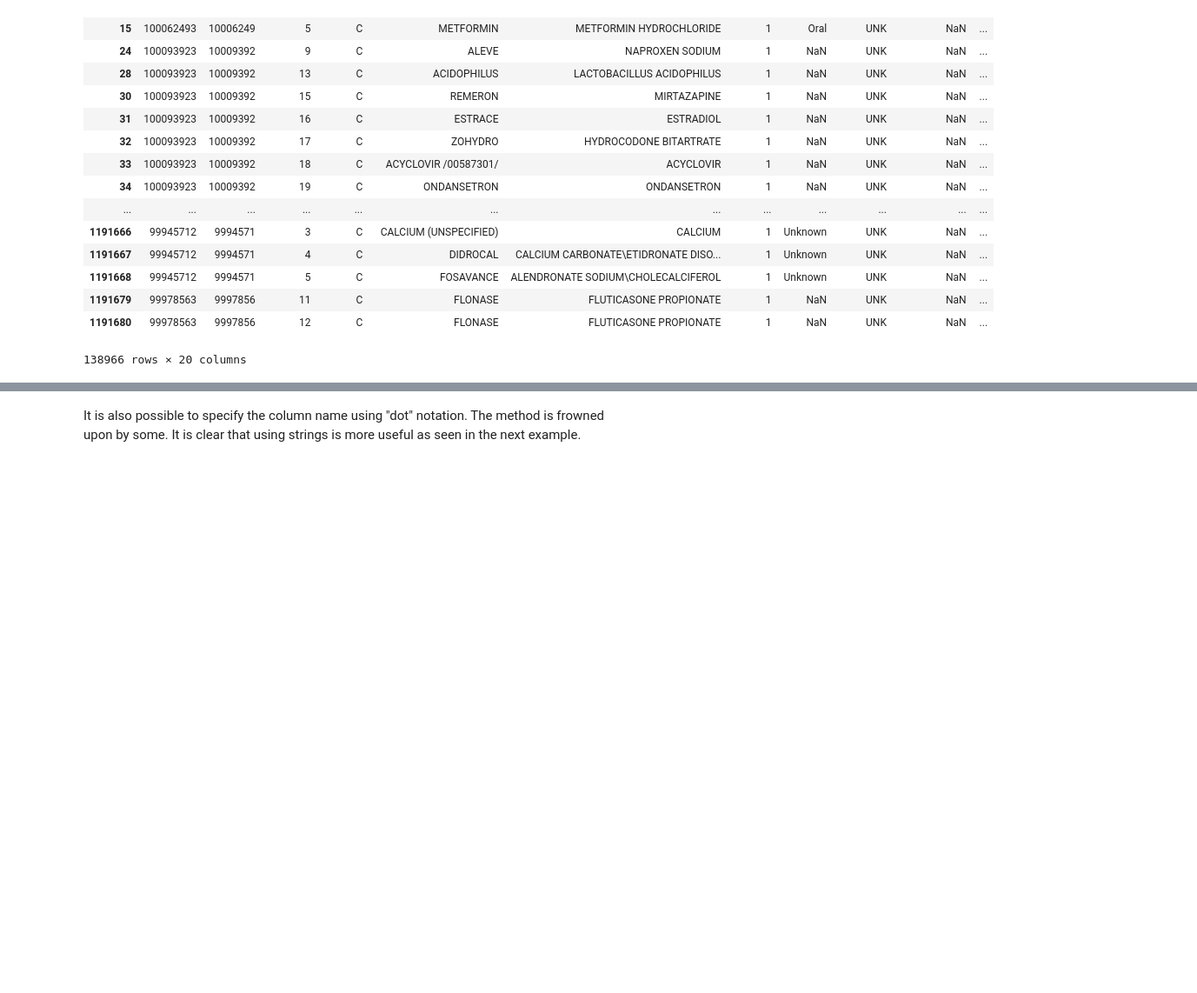
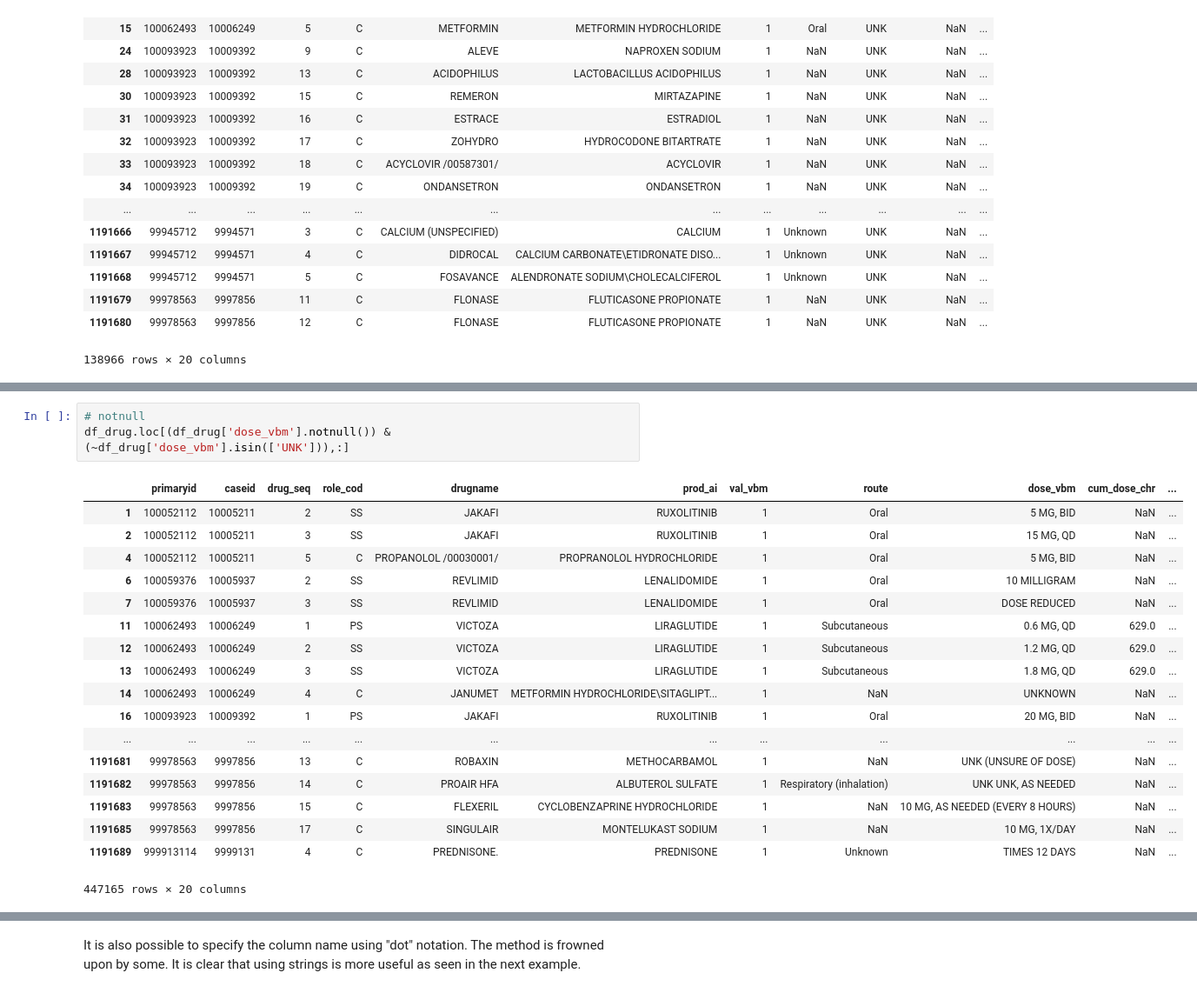
Before and after one commit to harlananelson/datascience, a Jupyter notebook: What Drugs are Bad.ipynb, the cells around one changed output, grey strips where cells are left out. Shown at 87% size. Cells and saved outputs as stored; diff of their text form; blank space fills up the shorter version.

```diff
--- a/What Drugs are Bad.ipynb
+++ b/What Drugs are Bad.ipynb
@@ -348,0 +401,22 @@ df_drug[ ~df_drug['dose_vbm'].isin(['NaN','UNK'])]
+# %%
+# notnull
+df_drug.loc[(df_drug['dose_vbm'].notnull()) & (~df_drug['dose_vbm'].isin(['UNK'])),:]
+# %% [output]
+|  | primaryid | caseid | drug_seq | role_cod | drugname | prod_ai | val_vbm | route | dose_vbm | cum_dose_chr | ... |
+| 1 | 100052112 | 10005211 | 2 | SS | JAKAFI | RUXOLITINIB | 1 | Oral | 5 MG, BID | NaN | ... |
+| 2 | 100052112 | 10005211 | 3 | SS | JAKAFI | RUXOLITINIB | 1 | Oral | 15 MG, QD | NaN | ... |
+| 4 | 100052112 | 10005211 | 5 | C | PROPANOLOL /00030001/ | PROPRANOLOL HYDROCHLORIDE | 1 | Oral | 5 MG, BID | NaN | ... |
+| 6 | 100059376 | 10005937 | 2 | SS | REVLIMID | LENALIDOMIDE | 1 | Oral | 10 MILLIGRAM | NaN | ... |
+| 7 | 100059376 | 10005937 | 3 | SS | REVLIMID | LENALIDOMIDE | 1 | Oral | DOSE REDUCED | NaN | ... |
+| 11 | 100062493 | 10006249 | 1 | PS | VICTOZA | LIRAGLUTIDE | 1 | Subcutaneous | 0.6 MG, QD | 629.0 | ... |
+| 12 | 100062493 | 10006249 | 2 | SS | VICTOZA | LIRAGLUTIDE | 1 | Subcutaneous | 1.2 MG, QD | 629.0 | ... |
+| 13 | 100062493 | 10006249 | 3 | SS | VICTOZA | LIRAGLUTIDE | 1 | Subcutaneous | 1.8 MG, QD | 629.0 | ... |
+| 14 | 100062493 | 10006249 | 4 | C | JANUMET | METFORMIN HYDROCHLORIDE\SITAGLIPT... | 1 | NaN | UNKNOWN | NaN | ... |
+| 16 | 100093923 | 10009392 | 1 | PS | JAKAFI | RUXOLITINIB | 1 | Oral | 20 MG, BID | NaN | ... |
+| ... | ... | ... | ... | ... | ... | ... | ... | ... | ... | ... | ... |
+| 1191681 | 99978563 | 9997856 | 13 | C | ROBAXIN | METHOCARBAMOL | 1 | NaN | UNK (UNSURE OF DOSE) | NaN | ... |
+| 1191682 | 99978563 | 9997856 | 14 | C | PROAIR HFA | ALBUTEROL SULFATE | 1 | Respiratory (inhalation) | UNK UNK, AS NEEDED | NaN | ... |
+| 1191683 | 99978563 | 9997856 | 15 | C | FLEXERIL | CYCLOBENZAPRINE HYDROCHLORIDE | 1 | NaN | 10 MG, AS NEEDED (EVERY 8 HOURS) | NaN | ... |
+| 1191685 | 99978563 | 9997856 | 17 | C | SINGULAIR | MONTELUKAST SODIUM | 1 | NaN | 10 MG, 1X/DAY | NaN | ... |
+| 1191689 | 999913114 | 9999131 | 4 | C | PREDNISONE. | PREDNISONE | 1 | Unknown | TIMES 12 DAYS | NaN | ... |
+447165 rows × 20 columns
```
Also changed, not shown: parts of 21 cells of this notebook.
